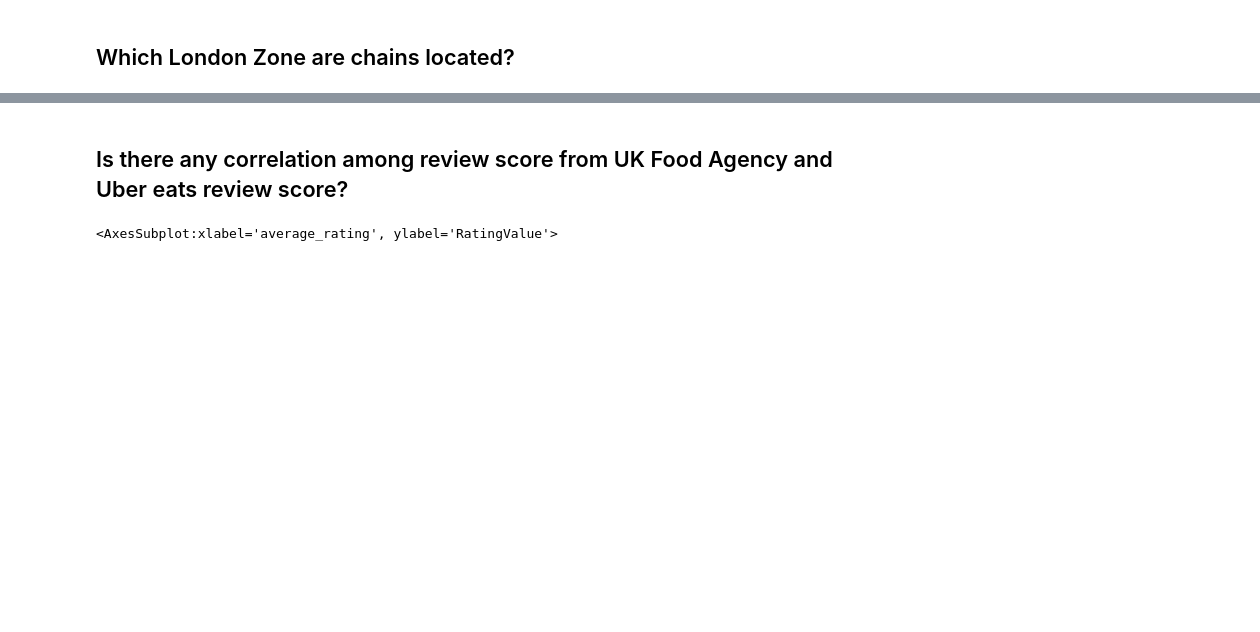
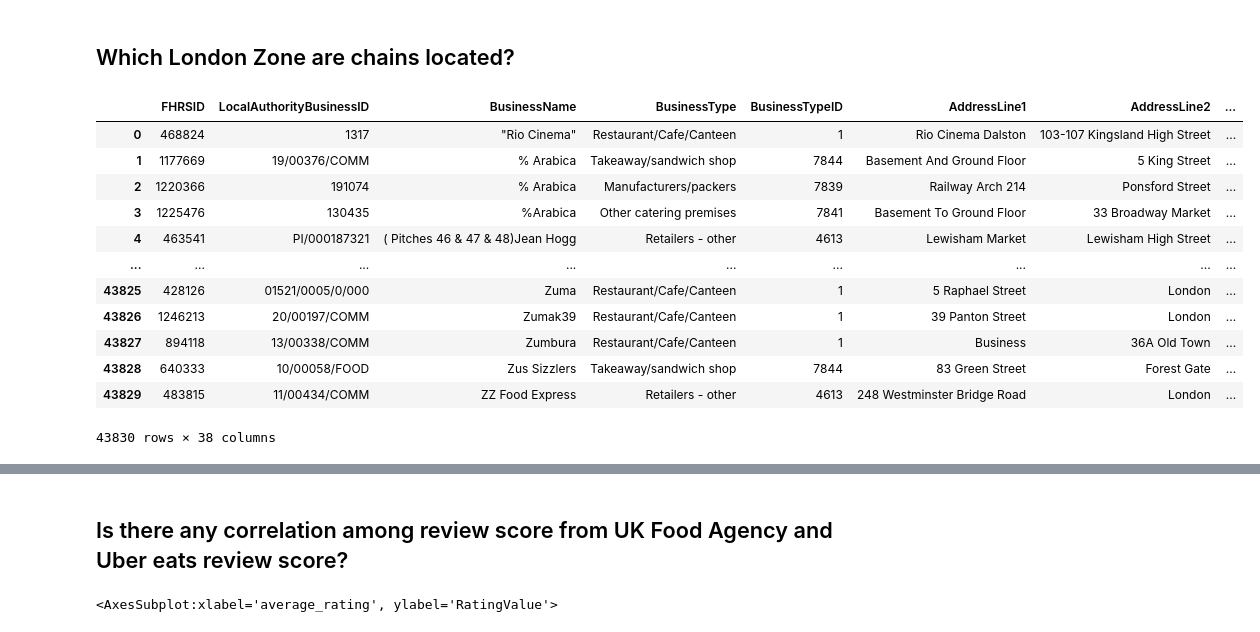
Before and after one commit to LouiseDantas/london-food-delivery, a Jupyter notebook: uber_notebook.ipynb, the cells around one changed output, grey strips where cells are left out. Drawn from its saved outputs; the diff is of its cells as text; code cells hidden in the pictures; blank space fills up the shorter version.

```diff
--- a/uber_notebook.ipynb
+++ b/uber_notebook.ipynb
@@ -380,4 +382,20 @@ sns.catplot(x='London zone', y='Average Income',data=data)
 # %% [markdown]
 ## Which London Zone are chains located?
+# %%
+df
+# %% [output]
+|  | FHRSID | LocalAuthorityBusinessID | BusinessName | BusinessType | BusinessTypeID | AddressLine1 | AddressLine2 | ... |
+| 0 | 468824 | 1317 | "Rio Cinema" | Restaurant/Cafe/Canteen | 1 | Rio Cinema Dalston | 103-107 Kingsland High Street | ... |
+| 1 | 1177669 | 19/00376/COMM | % Arabica | Takeaway/sandwich shop | 7844 | Basement And Ground Floor | 5 King Street | ... |
+| 2 | 1220366 | 191074 | % Arabica | Manufacturers/packers | 7839 | Railway Arch 214 | Ponsford Street | ... |
+| 3 | 1225476 | 130435 | %Arabica | Other catering premises | 7841 | Basement To Ground Floor | 33 Broadway Market | ... |
+| 4 | 463541 | PI/000187321 | ( Pitches 46 & 47 & 48)Jean Hogg | Retailers - other | 4613 | Lewisham Market | Lewisham High Street | ... |
+| ... | ... | ... | ... | ... | ... | ... | ... | ... |
+| 43825 | 428126 | 01521/0005/0/000 | Zuma | Restaurant/Cafe/Canteen | 1 | 5 Raphael Street | London | ... |
+| 43826 | 1246213 | 20/00197/COMM | Zumak39 | Restaurant/Cafe/Canteen | 1 | 39 Panton Street | London | ... |
+| 43827 | 894118 | 13/00338/COMM | Zumbura | Restaurant/Cafe/Canteen | 1 | Business | 36A Old Town | ... |
+| 43828 | 640333 | 10/00058/FOOD | Zus Sizzlers | Takeaway/sandwich shop | 7844 | 83 Green Street | Forest Gate | ... |
+| 43829 | 483815 | 11/00434/COMM | ZZ Food Express | Retailers - other | 4613 | 248 Westminster Bridge Road | London | ... |
+43830 rows × 38 columns
 # %%
 chains_df=df[df['BusinessName'].isin(chains_list)]
```
Also changed, not shown: parts of 10 cells of this notebook.
